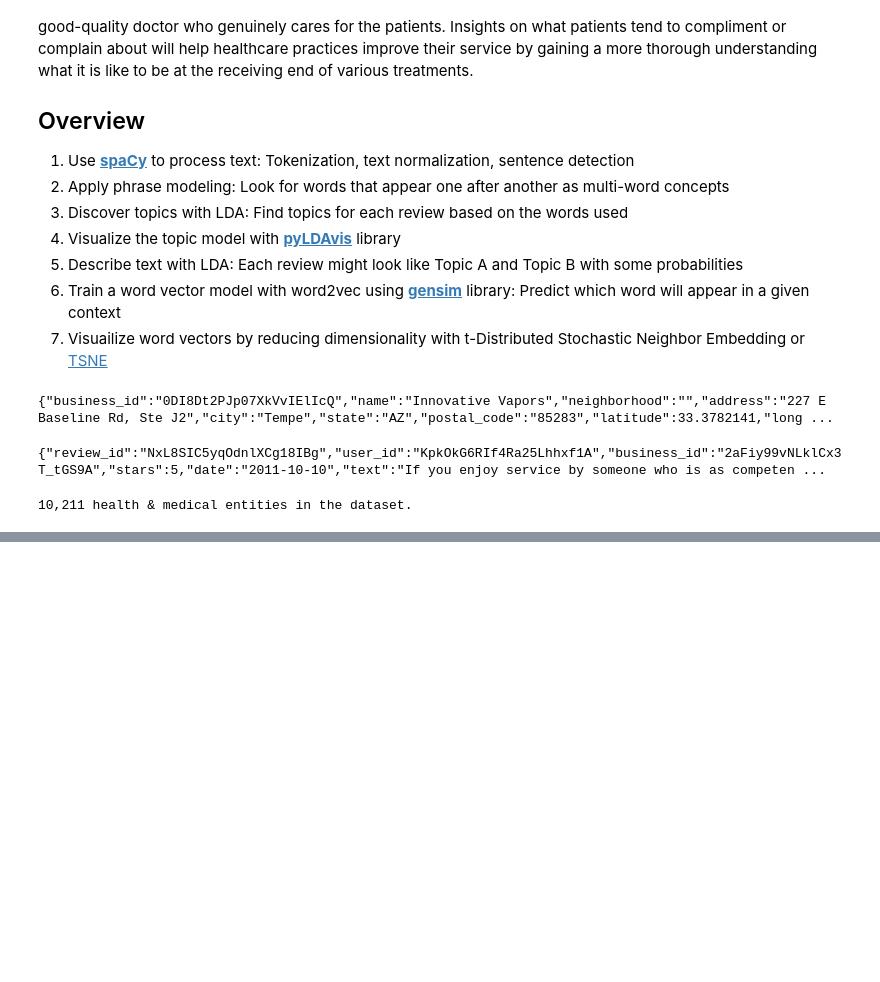
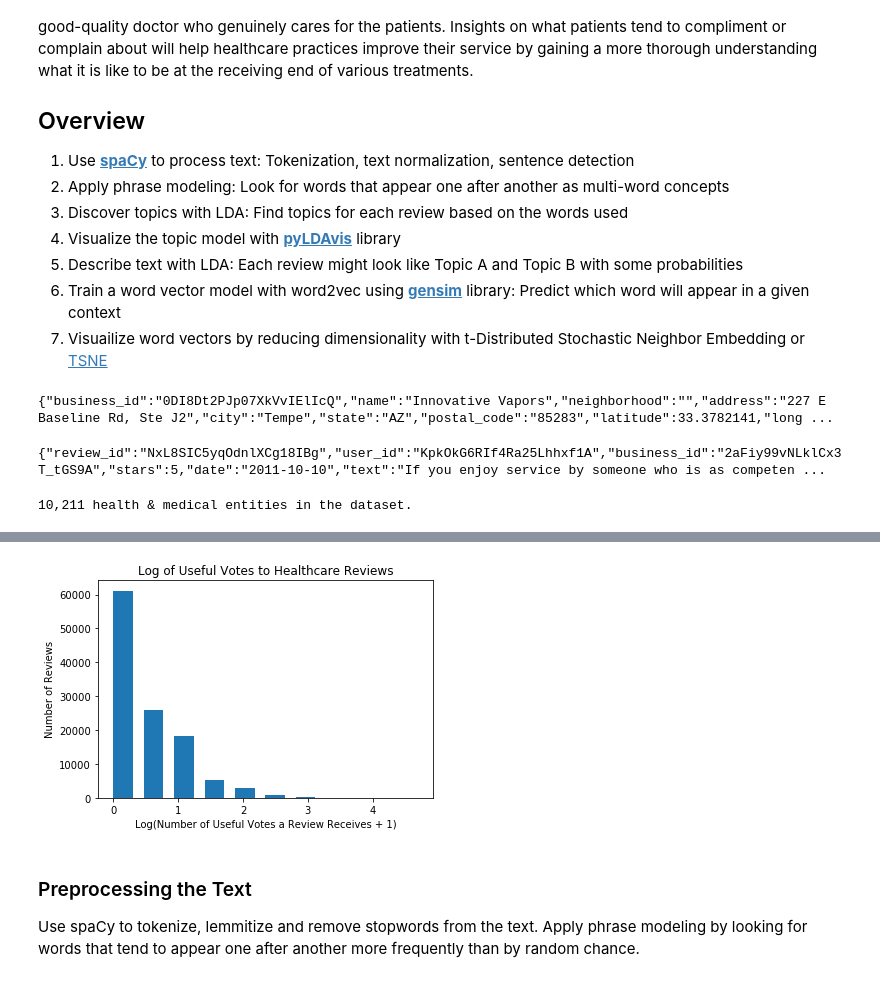
Before and after one commit to andrewjsiu/nlp-project, a Jupyter notebook: analyzing_healthcare_reviews.ipynb, the cells around one changed output, grey strips where cells are left out. Drawn from its saved outputs; the diff is of its cells as text; code cells hidden in the pictures; blank space fills up the shorter version.

```diff
--- a/analyzing_healthcare_reviews.ipynb
+++ b/analyzing_healthcare_reviews.ipynb
@@ -129,3 +160,15 @@ Text from 114,556 healthcare reviews
+# %%
+plt.hist(luseful, bins = 10, width = 0.3, align='mid')
+plt.xlabel('Log(Number of Useful Votes a Review Receives + 1)')
+plt.ylabel('Number of Reviews')
+plt.title('Log of Useful Votes to Healthcare Reviews')
+plt.show()
+# %% [output]
+[figure, added]
+# %% [markdown]
+### Preprocessing the Text
+
+Use spaCy to tokenize, lemmitize and remove stopwords from the text. Apply phrase modeling by looking for words that tend to appear one after another more frequently than by random chance.
 # %%
 import spacy
 import pandas as pd
```
Also changed, not shown: parts of 24 cells of this notebook, 1 other file.
